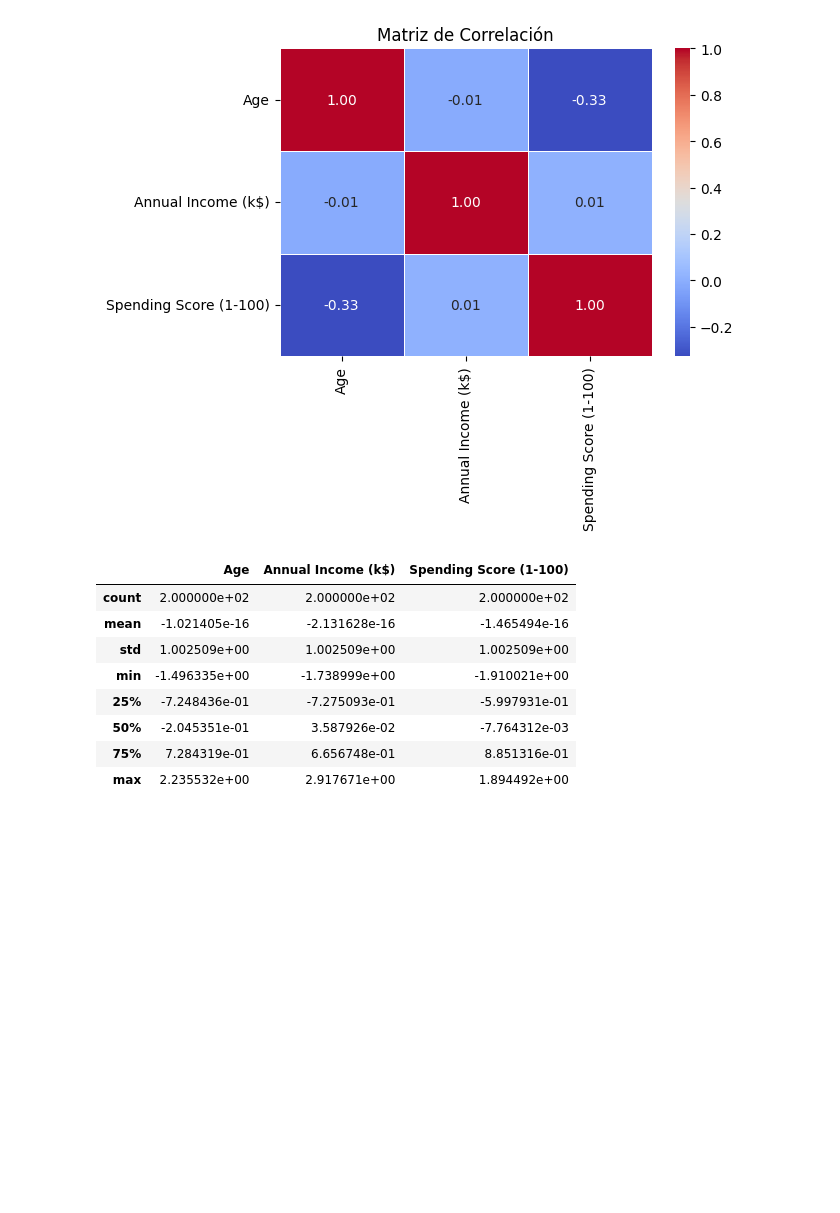
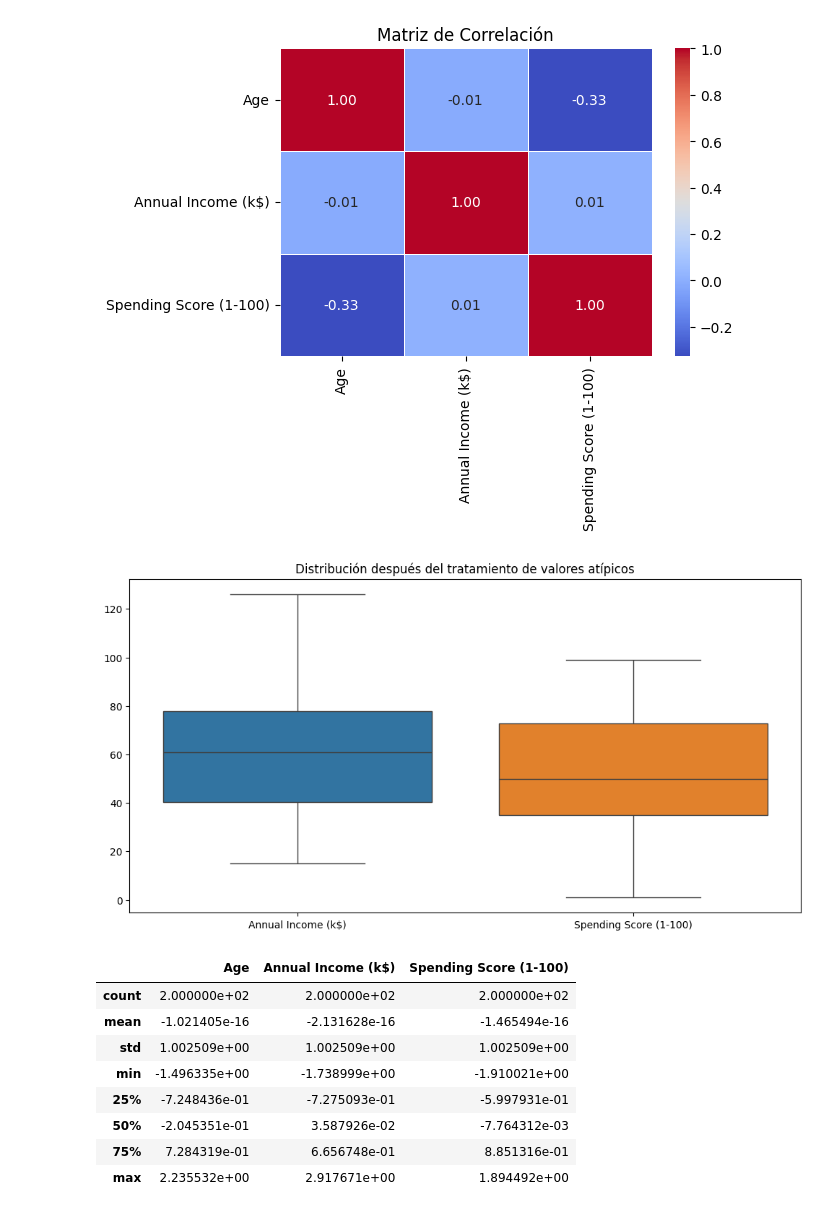
Before and after one commit to OscarCruz06/Modelos-de-aprendizaje-no-supervisado, a Jupyter notebook: Dataset K-Means/Dataset K-Means.ipynb, the cells around one changed output. Saved outputs shown, nothing was run; the diff lists cells and outputs as text; code cells hidden in the pictures; blank space fills up the shorter version.

```diff
--- a/Dataset K-Means/Dataset K-Means.ipynb
+++ b/Dataset K-Means/Dataset K-Means.ipynb
@@ -82,6 +82,29 @@ plt.show()
 [figure]
 [figure]
 [figure]
+# %%
+# Deteccion y tratamiento de valores atípicos
+
+# Función para eliminar valores atípicos utilizando el rango intercuartílico
+def remove_outliers(df, column):
+    Q1 = df[column].quantile(0.25)
+    Q3 = df[column].quantile(0.75)
+    IQR = Q3 - Q1
+    lower_bound = Q1 - 1.5 * IQR
+    upper_bound = Q3 + 1.5 * IQR
+    return df[(df[column] >= lower_bound) & (df[column] <= upper_bound)]
+
+# Aplicar la función a las columnas numéricas relevantes
+data_cleaned = remove_outliers(data, 'Annual Income (k$)')
+data_cleaned = remove_outliers(data_cleaned, 'Spending Score (1-100)')
+
+# Confirmar visualmente la eliminación de valores atípicos
+plt.figure(figsize=(12, 6))
+sns.boxplot(data=data_cleaned[['Annual Income (k$)', 'Spending Score (1-100)']])
+plt.title('Distribución después del tratamiento de valores atípicos')
+plt.show()
+# %% [output]
+[figure, added]
 # %%
 # Preprocesamiento de los datos
 
```
Also changed, not shown: parts of 3 cells of this notebook.
